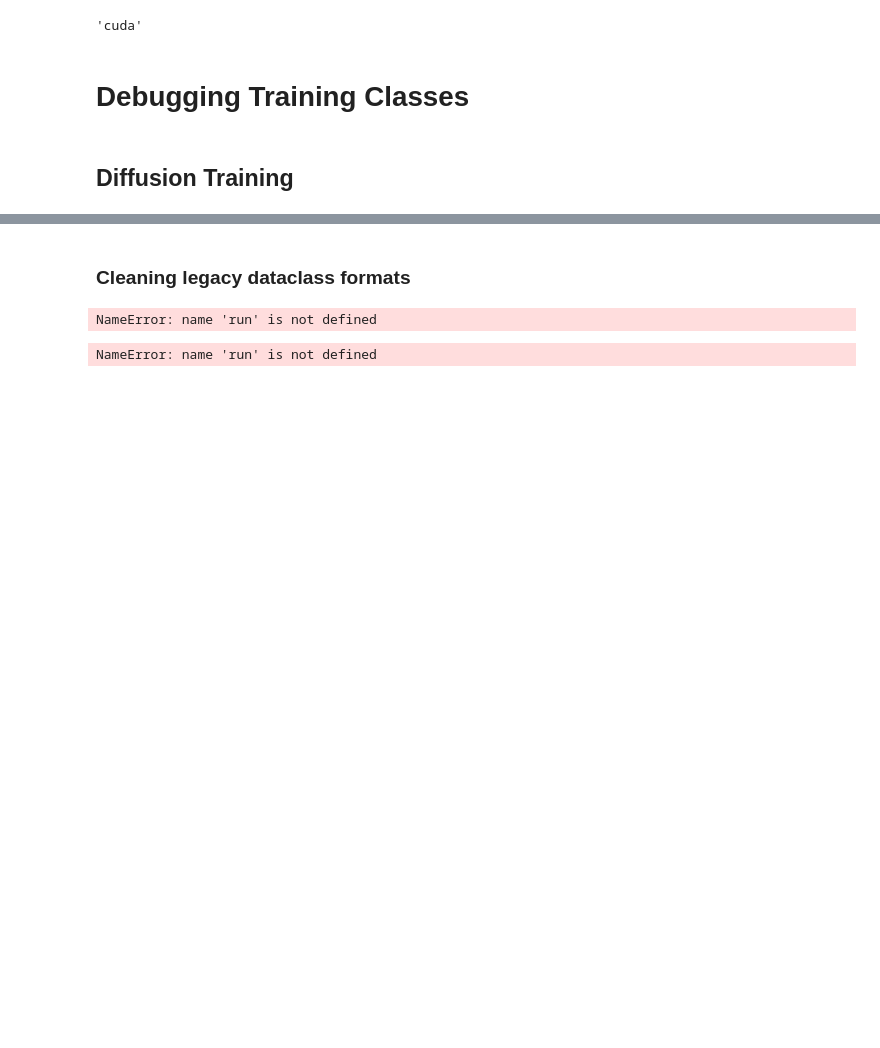
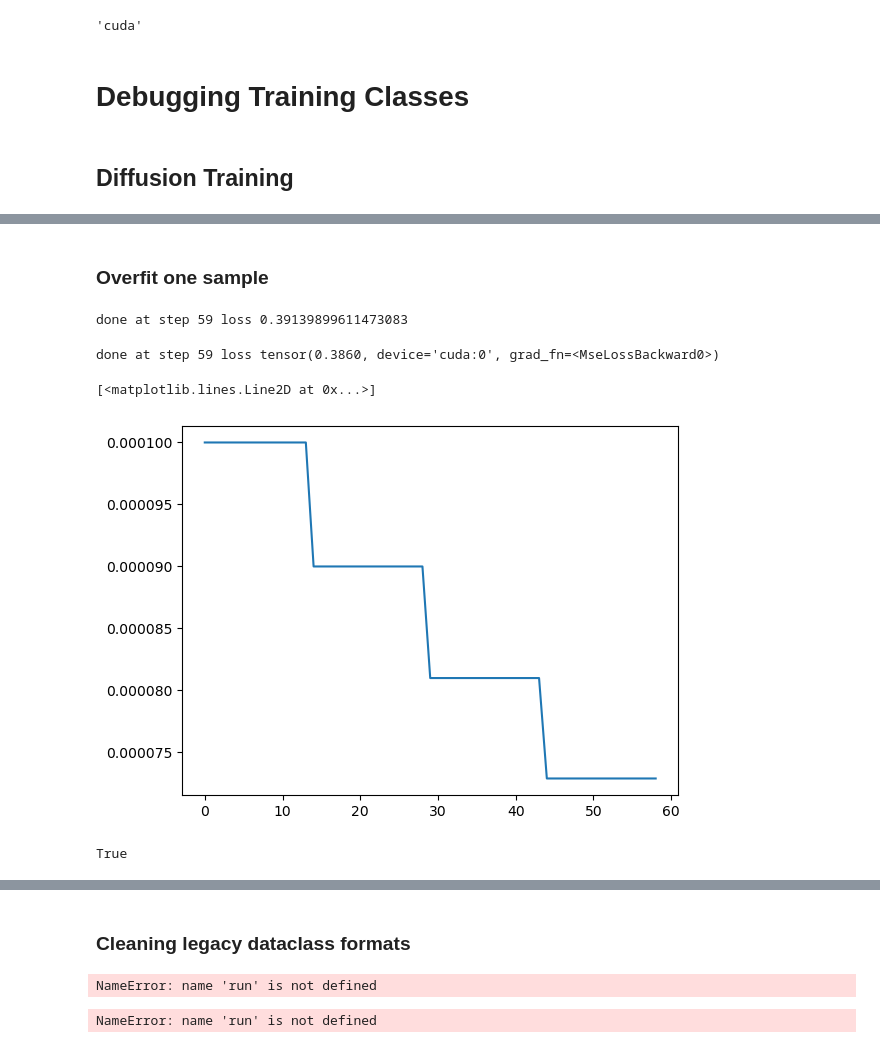
Before and after one commit to SammyAgrawal/diffusion-climsim, a Jupyter notebook: Notebooks/DebuggingRuns.ipynb, the cells around one changed output, grey strips where cells are left out. Drawn from its saved outputs; the diff is of its cells as text; code cells hidden in the pictures; blank space fills up the shorter version.

```diff
--- a/Notebooks/DebuggingRuns.ipynb
+++ b/Notebooks/DebuggingRuns.ipynb
@@ -254,0 +101,11 @@ TimestepEmbedding(
+# %%
+noises = torch.randn(images.shape, device=device)
+tconfig = tconfigs[-1]
+timesteps = torch.randint(0, tconfig.max_T_sample, size=(images.shape[0],), device=device, dtype=torch.int64)
+xt = scheduler.add_noise(images, noises, timesteps)
+if scheduler.config.prediction_type == 'v_prediction':
+    target = scheduler.get_velocity(images, noises, timesteps)
+else:
+    target = noises
+# %%
+trainer = DiffusionTrainer(dataloaders, indices, mconfigs, tconfigs, base_dir, run_id, scheduler)
@@ -254,0 +116,3 @@ TimestepEmbedding(
+# %%
+model = trainer.models['modulus_v1c']
+model.device
@@ -254,0 +152,42 @@ TimestepEmbedding(
+# %% [markdown]
+### Overfit one sample
+# %%
+loss = 10
+#trainer = self = DiffusionTrainerTest(dataloaders, indices, mconfigs, tconfigs, base_dir, run_id)
+lr_scheduler = torch.optim.lr_scheduler.StepLR(optim, step_size=15, gamma=0.9)
+self.lr_schedulers['modulus_v1c'] = lr_scheduler
+losses, lrs = [], []
+step = 0
+while loss > 0.40 and step < 1000:
+    loss = self._run_batch(x0, step, timesteps, eps)['modulus_v1c']
+    losses.append(loss)
+    step += 1
+print("done at step", step, "loss", loss)
+# %% [output]
+done at step 59 loss 0.39139899611473083
+# %%
+loss = 10
+loss_fn = torch.nn.MSELoss()
+#trainer = self = DiffusionTrainerTest(dataloaders, indices, mconfigs, tconfigs, base_dir, run_id)
+lr_scheduler = torch.optim.lr_scheduler.StepLR(optim, step_size=15, gamma=0.9)
+self.lr_schedulers['modulus_v1c'] = lr_scheduler
+losses, lrs = [], []
+step = 0
+while loss > 0.40 and step < 1000:
+    pred = model(xt, timesteps).sample
+    loss = loss_fn(pred, target)
+    optim.zero_grad()
+    loss.backward()
+    optim.step()
+    losses.append(loss.item())
+    lr_scheduler.step()
+    lrs.append(lr_scheduler.get_last_lr()[0])
+    step += 1
+print("done at step", step, "loss", loss)
+# %% [output]
+done at step 59 loss tensor(0.3860, device='cuda:0', grad_fn=<MseLossBackward0>)
+# %%
+plt.plot(lrs)
+# %% [output]
+[<matplotlib.lines.Line2D at 0x...>]
+[figure, added]
@@ -254,0 +200,4 @@ TimestepEmbedding(
+# %%
+self.optimizers['modulus_v1a'].param_groups[1]['params'][0] is self.models['modulus_v1a'].get_param(-1)
+# %% [output]
+True
```
Also changed, not shown: parts of 81 cells of this notebook, 10 other files.
